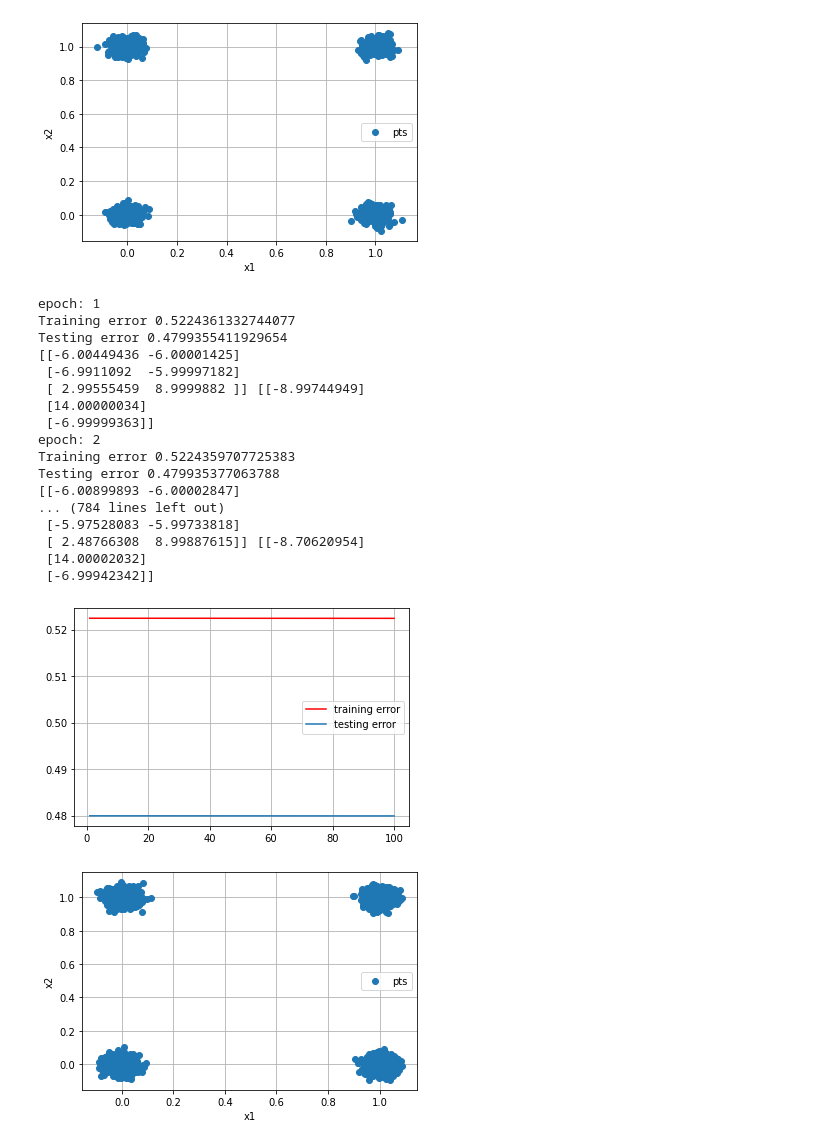
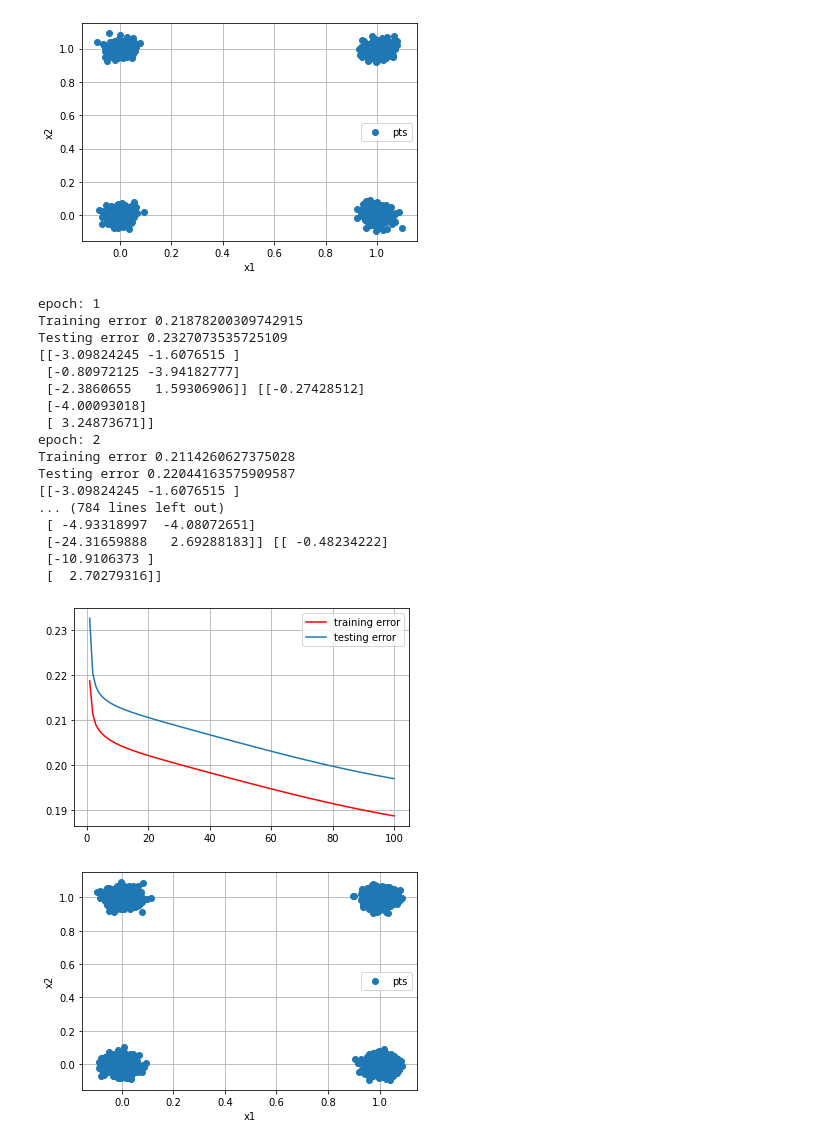
Before and after one commit to cmaspi/AI1104, a Jupyter notebook: assignment-2/XOR.ipynb, the cells around one changed output. Cells and saved outputs as stored; diff of their text form; code cells hidden in the pictures.

```diff
--- a/assignment-2/XOR.ipynb
+++ b/assignment-2/XOR.ipynb
@@ -23,8 +23,9 @@ std=0.03
 #alpha=alpha.reshape(3,2)
 #beta=np.array([np.random.uniform(-4,4,3)]).T
 #print(alpha,beta)
-alpha=np.array([[-7,-7],[7,7],[7,7]]).astype(float)
-beta=np.array([[-],[14],[-7]]).astype(float)
+alpha=np.random.uniform(-4,4,6)
+alpha=alpha.reshape(3,2)
+beta=np.array([np.random.uniform(-4,4,3)]).T
 # The follwoing is for AND
 # number of test cases
 T=1000
@@ -104,7 +105,7 @@ for i in range(epoch):
         S=np.matmul(beta,delta)
         for idx in range(3):
             for itr in range(m):
-                S[idx][itr]=S[idx][itr]*sigmoid(z[idx][itr])*(1-sigmoid(z[idx][itr]))
+                S[idx][itr]=S[idx][itr]*(z[idx][itr])*(1-(z[idx][itr]))
 
         #updating the weight vector
         beta-=gamma*np.matmul(z,delta.T)
@@ -115,49 +116,49 @@ for i in range(epoch):
     z=z.reshape(1,2*T)
     for idx in range(2*T):
         z[0][idx]=sigmoid(z[0][idx])
 
     z=np.append(np.ones(T),z)
     z=z.reshape(3,T)
 
     #finding the y cap after every epoch
     y_cap=np.matmul(beta.T,z)
     for idx in range(T):
         y_cap[0][idx]=sigmoid(y_cap[0][idx])
 
     # storing the errors in an array
     print("epoch:",i+1)
     R_train=np.append(R_train,np.sum((y[:N]-y_cap[0,:N])**2)/N)
     R_test=np.append(R_test,np.sum((y[N:T]-y_cap[0,N:T])**2)/M)
     print("Training error",np.sum((y[:N]-y_cap[0,:N])**2)/N)
     print("Testing error",np.sum((y[N:T]-y_cap[0,N:T])**2)/M)
     print(alpha,beta)
 #print("Observation: Saddle point is reached")
 #plotting the results
 plt.plot(np.linspace(1,epoch,epoch),R_train[1:], 'r',label='training error')
 plt.plot(np.linspace(1,epoch,epoch),R_test[1:],label='testing error')
 plt.legend()
 plt.grid()
 plt.show()
 # %% [output]
-[figure, old version]
+[figure, new version]
 epoch: 1
-Training error 0.5224361332744077
-Testing error 0.4799355411929654
-[[-6.00449436 -6.00001425]
- [-6.9911092  -5.99997182]
- [ 2.99555459  8.9999882 ]] [[-8.99744949]
- [14.00000034]
- [-6.99999363]]
+Training error 0.21878200309742915
+Testing error 0.2327073535725109
+[[-3.09824245 -1.6076515 ]
+ [-0.80972125 -3.94182777]
+ [-2.3860655   1.59306906]] [[-0.27428512]
+ [-4.00093018]
+ [ 3.24873671]]
 epoch: 2
-Training error 0.5224359707725383
-Testing error 0.479935377063788
-[[-6.00899893 -6.00002847]
+Training error 0.2114260627375028
+Testing error 0.22044163575909587
+[[-3.09824245 -1.6076515 ]
 ... (784 lines left out)
- [-5.97528083 -5.99733818]
- [ 2.48766308  8.99887615]] [[-8.70620954]
- [14.00002032]
- [-6.99942342]]
+ [ -4.93318997  -4.08072651]
+ [-24.31659888   2.69288183]] [[ -0.48234222]
+ [-10.9106373 ]
+ [  2.70279316]]
-[figure, old version]
+[figure, new version]
 # %%
 # The follwoing is for XOR
 # number of test cases
```
Also changed, not shown: 5 other files.
